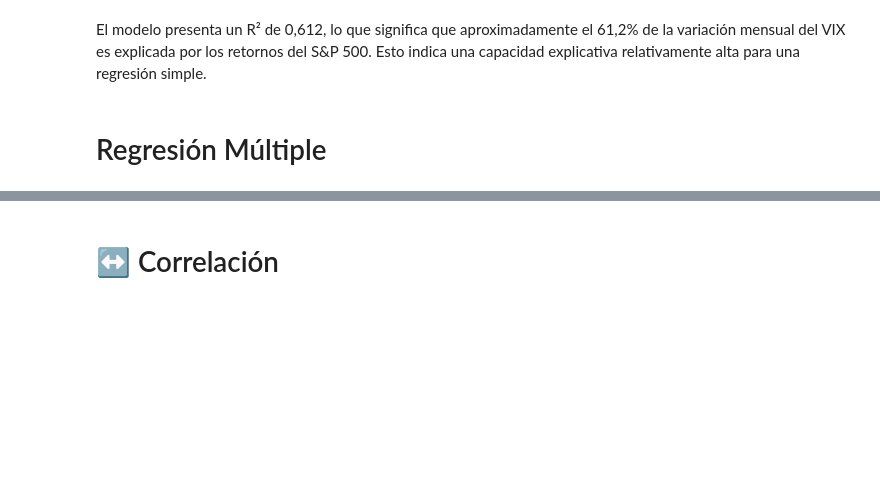
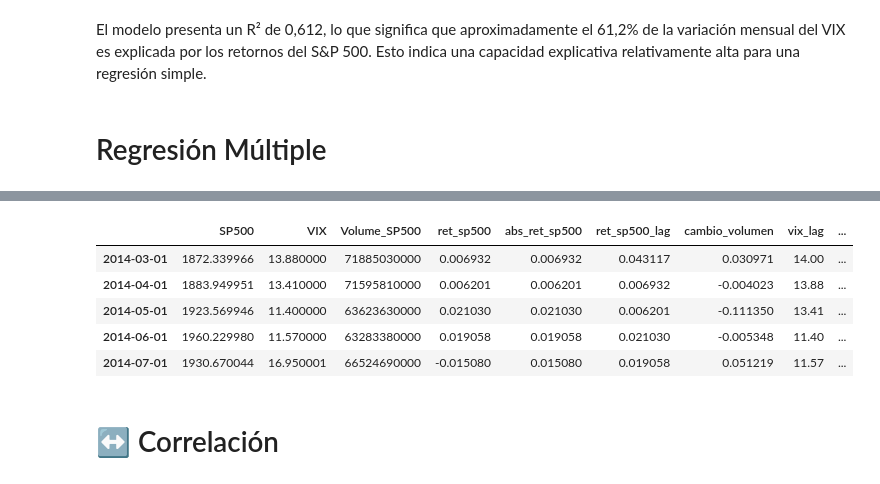
Before and after one commit to Antoniacifuentes/ds_finance_cifuentes, a Jupyter notebook: notebooks/hw3.ipynb, the cells around one changed output, grey strips where cells are left out. Cells and saved outputs as stored; diff of their text form; code cells hidden in the pictures; blank space fills up the shorter version.

```diff
--- a/notebooks/hw3.ipynb
+++ b/notebooks/hw3.ipynb
@@ -130,16 +130,20 @@ El modelo presenta un R² de 0,612, lo que significa que aproximadamente el 61,2
 # %% [markdown]
 # Regresión Múltiple
 # %%
-datos_multi = datos.copy()
+data = yf.download(
+    ["^GSPC", "^VIX"],
+    start="2014-01-01",
+    end="2024-12-31",
+    interval="1mo",
+    auto_adjust=True,
+    progress=False
+)
 
-datos_multi["ret_sp500"] = datos_multi["SP500"].pct_change()
-datos_multi["abs_ret_sp500"] = abs(datos_multi["ret_sp500"])
-datos_multi["ret_sp500_lag"] = datos_multi["ret_sp500"].shift(1)
-datos_multi["cambio_volumen"] = datos_multi["Volume_SP500"].pct_change()
-datos_multi["vix_lag"] = datos_multi["VIX"].shift(1)
-datos_multi["delta_vix"] = datos_multi["VIX"].diff()
+datos = pd.DataFrame({
+    "SP500": data["Close"]["^GSPC"],
+    "VIX": data["Close"]["^VIX"],
+    "Volume_SP500": data["Volume"]["^GSPC"]
+}).dropna()
 
-datos_multi = datos_multi.dropna()
-
-datos_multi.head()
+datos.head()
 # %% [output]
@@ -147,3 +156,23 @@ KeyError: 'Volume_SP500'
+# %%
+datos_multi = datos.copy()
+
+datos_multi["ret_sp500"] = datos_multi["SP500"].pct_change()
+datos_multi["abs_ret_sp500"] = datos_multi["ret_sp500"].abs()
+datos_multi["ret_sp500_lag"] = datos_multi["ret_sp500"].shift(1)
+datos_multi["cambio_volumen"] = datos_multi["Volume_SP500"].pct_change()
+datos_multi["vix_lag"] = datos_multi["VIX"].shift(1)
+datos_multi["delta_vix"] = datos_multi["VIX"].diff()
+
+datos_multi = datos_multi.dropna()
+
+datos_multi.head()
+# %% [output]
+|  | SP500 | VIX | Volume_SP500 | ret_sp500 | abs_ret_sp500 | ret_sp500_lag | cambio_volumen | vix_lag | ... |
+| 2014-03-01 | 1872.339966 | 13.880000 | 71885030000 | 0.006932 | 0.006932 | 0.043117 | 0.030971 | 14.00 | ... |
+| 2014-04-01 | 1883.949951 | 13.410000 | 71595810000 | 0.006201 | 0.006201 | 0.006932 | -0.004023 | 13.88 | ... |
+| 2014-05-01 | 1923.569946 | 11.400000 | 63623630000 | 0.021030 | 0.021030 | 0.006201 | -0.111350 | 13.41 | ... |
+| 2014-06-01 | 1960.229980 | 11.570000 | 63283380000 | 0.019058 | 0.019058 | 0.021030 | -0.005348 | 11.40 | ... |
+| 2014-07-01 | 1930.670044 | 16.950001 | 66524690000 | -0.015080 | 0.015080 | 0.019058 | 0.051219 | 11.57 | ... |
 # %% [markdown]
 # ↔️ Correlación
 # %%
```
Also changed, not shown: parts of 3 cells of this notebook.
